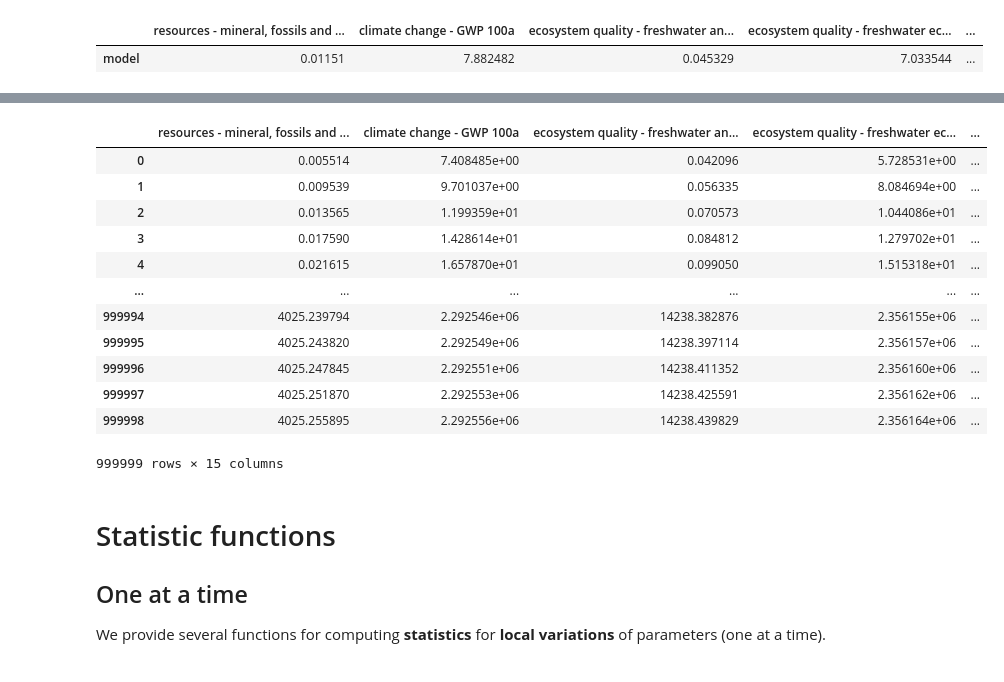
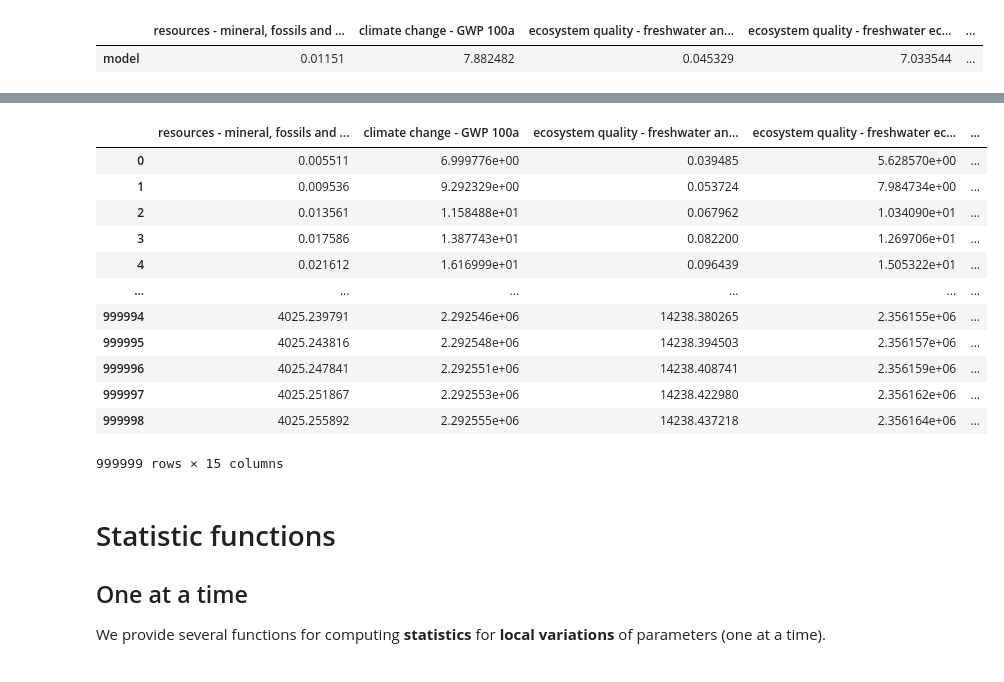
Before and after one commit to oie-mines-paristech/lca_algebraic, a Jupyter notebook: example-notebook.ipynb, the cells around one changed output, grey strips where cells are left out. Saved outputs shown, nothing was run; the diff lists cells and outputs as text; code cells hidden in the pictures.

```diff
--- a/example-notebook.ipynb
+++ b/example-notebook.ipynb
@@ -206,12 +206,14 @@ activity1 = newActivity(USER_DB, # We define foreground activities in our own DB
     })
 
 # You can create a virtual "switch" activity combining several activities with a switch parameter
+
 elec_mix = newSwitchAct(USER_DB,
     "elect mix", # Name
     elec_switch_param, # Sith parameter
     { # Dictionnary of enum values / activities
-        "us" : us_elec,
-        "eu" : eu_elec})
+        "us" : us_elec, # By default associated amount is 1
+        "eu" : (eu_elec, 0.8)  # You can also provide custom amout or formula with a tuple
+    })
 # %% [markdown]
 ## Copy and update existing activity
 
@@ -362,27 +363,26 @@ Param b not required for model 'aluminium alloy production, AlMg3' (kilogram, RE
 # %%
 # Fast computation for millions of separate samples
 multiLCAAlgebric(
     model, # The model
     impacts, # Impacts
 
     # Parameters of the model
     a=list(range(1, 1000000)), # All lists should have the same size
-    b=list(range(1, 1000000)),
     share_recycled_aluminium=1,
     elec_switch_param="eu")
 # %% [output]
 |  | resources - mineral, fossils and ... | climate change - GWP 100a | ecosystem quality - freshwater an... | ecosystem quality - freshwater ec... | ... |
-| 0 | 0.005514 | 7.408485e+00 | 0.042096 | 5.728531e+00 | ... |
-| 1 | 0.009539 | 9.701037e+00 | 0.056335 | 8.084694e+00 | ... |
-| 2 | 0.013565 | 1.199359e+01 | 0.070573 | 1.044086e+01 | ... |
-| 3 | 0.017590 | 1.428614e+01 | 0.084812 | 1.279702e+01 | ... |
-| 4 | 0.021615 | 1.657870e+01 | 0.099050 | 1.515318e+01 | ... |
+| 0 | 0.005511 | 6.999776e+00 | 0.039485 | 5.628570e+00 | ... |
+| 1 | 0.009536 | 9.292329e+00 | 0.053724 | 7.984734e+00 | ... |
+| 2 | 0.013561 | 1.158488e+01 | 0.067962 | 1.034090e+01 | ... |
+| 3 | 0.017586 | 1.387743e+01 | 0.082200 | 1.269706e+01 | ... |
+| 4 | 0.021612 | 1.616999e+01 | 0.096439 | 1.505322e+01 | ... |
 | ... | ... | ... | ... | ... | ... |
-| 999994 | 4025.239794 | 2.292546e+06 | 14238.382876 | 2.356155e+06 | ... |
-| 999995 | 4025.243820 | 2.292549e+06 | 14238.397114 | 2.356157e+06 | ... |
-| 999996 | 4025.247845 | 2.292551e+06 | 14238.411352 | 2.356160e+06 | ... |
-| 999997 | 4025.251870 | 2.292553e+06 | 14238.425591 | 2.356162e+06 | ... |
-| 999998 | 4025.255895 | 2.292556e+06 | 14238.439829 | 2.356164e+06 | ... |
+| 999994 | 4025.239791 | 2.292546e+06 | 14238.380265 | 2.356155e+06 | ... |
+| 999995 | 4025.243816 | 2.292548e+06 | 14238.394503 | 2.356157e+06 | ... |
+| 999996 | 4025.247841 | 2.292551e+06 | 14238.408741 | 2.356159e+06 | ... |
+| 999997 | 4025.251867 | 2.292553e+06 | 14238.422980 | 2.356162e+06 | ... |
+| 999998 | 4025.255892 | 2.292555e+06 | 14238.437218 | 2.356164e+06 | ... |
 999999 rows × 15 columns
 # %% [markdown]
  # Statistic functions
```
Also changed, not shown: parts of 8 cells of this notebook, 13 other files.
